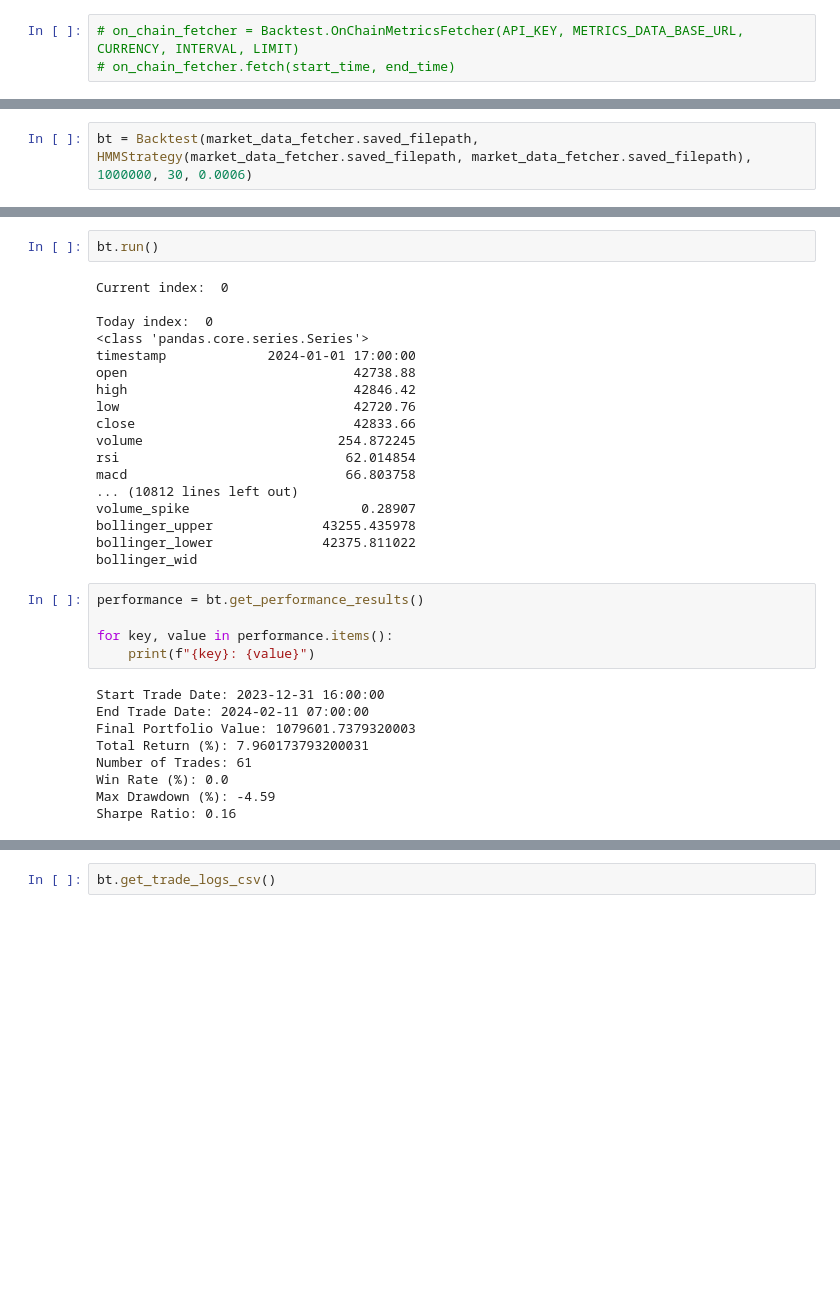
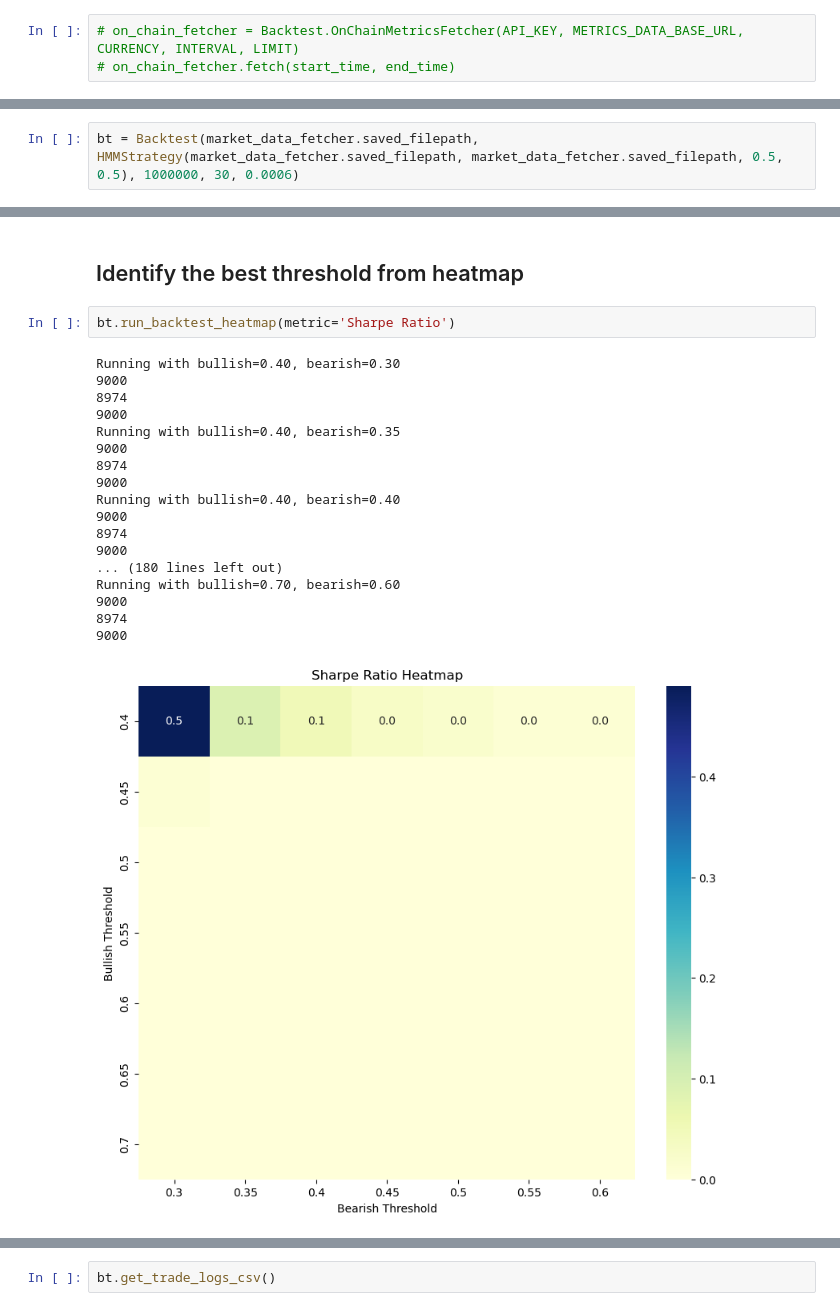
Before and after one commit to JinTao0813/um-hackathon-budget-gang, a Jupyter notebook: exampleUsage.ipynb, the cells around one changed output, grey strips where cells are left out. Drawn from its saved outputs; the diff is of its cells as text; blank space fills up the shorter version.

Commit message:
Implement threshold, heatmap and forward testing

```diff
--- a/exampleUsage.ipynb
+++ b/exampleUsage.ipynb
@@ -74,3 +84,3 @@ timestamp
 # %%
-bt = Backtest(market_data_fetcher.saved_filepath, HMMStrategy(market_data_fetcher.saved_filepath, market_data_fetcher.saved_filepath), 1000000, 30, 0.0006)
+bt = Backtest(market_data_fetcher.saved_filepath, HMMStrategy(market_data_fetcher.saved_filepath, market_data_fetcher.saved_filepath, 0.5, 0.5), 1000000, 30, 0.0006)
 # %% [output]
@@ -107,34 +137,23 @@ State Labels: {1: 'bullish', 0: 'bearish', 2: 'neutral'}
-# %%
-bt.run()
-# %% [output]
-Current index:  0
-
-Today index:  0
-<class 'pandas.core.series.Series'>
-timestamp             2024-01-01 17:00:00
-open                             42738.88
-high                             42846.42
-low                              42720.76
-close                            42833.66
-volume                         254.872245
-rsi                             62.014854
-macd                            66.803758
-... (10812 lines left out)
-volume_spike                      0.28907
-bollinger_upper              43255.435978
-bollinger_lower              42375.811022
-bollinger_wid
-# %%
-performance = bt.get_performance_results()
-
-for key, value in performance.items():
-    print(f"{key}: {value}")
-# %% [output]
-Start Trade Date: 2023-12-31 16:00:00
-End Trade Date: 2024-02-11 07:00:00
-Final Portfolio Value: 1079601.7379320003
-Total Return (%): 7.960173793200031
-Number of Trades: 61
-Win Rate (%): 0.0
-Max Drawdown (%): -4.59
-Sharpe Ratio: 0.16
+# %% [markdown]
+## Identify the best threshold from heatmap
+# %%
+bt.run_backtest_heatmap(metric='Sharpe Ratio')
+# %% [output]
+Running with bullish=0.40, bearish=0.30
+9000
+8974
+9000
+Running with bullish=0.40, bearish=0.35
+9000
+8974
+9000
+Running with bullish=0.40, bearish=0.40
+9000
+8974
+9000
+... (180 lines left out)
+Running with bullish=0.70, bearish=0.60
+9000
+8974
+9000
+[figure, added]
```
Also changed, not shown: parts of 11 cells of this notebook, 14 other files.
